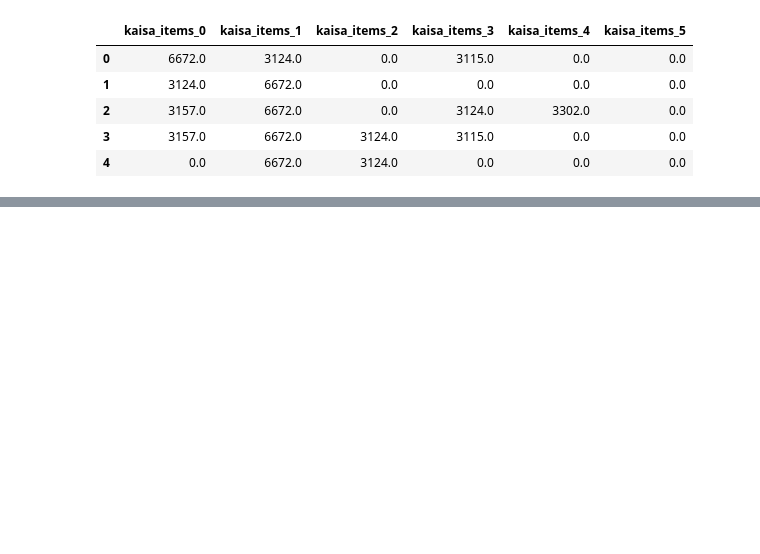
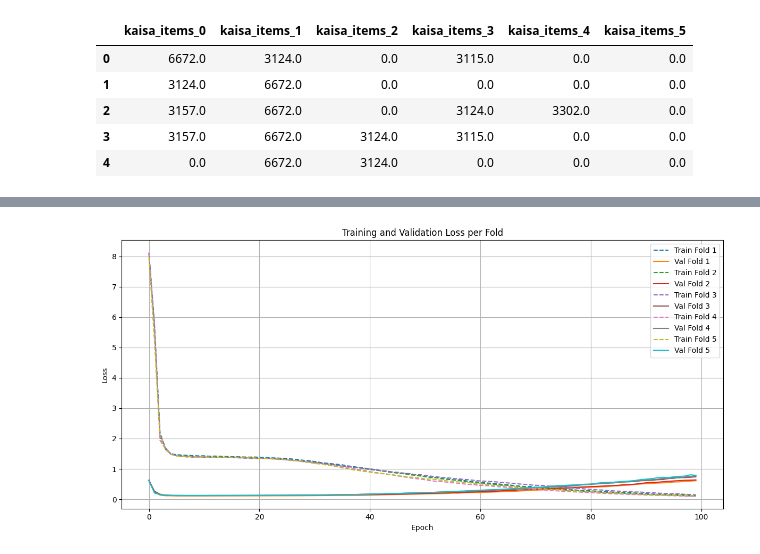
Before and after one commit to PedroBrasil111/projeto_mc906, a Jupyter notebook: teste.ipynb, the cells around one changed output, grey strips where cells are left out. Saved outputs shown, nothing was run; the diff lists cells and outputs as text; code cells hidden in the pictures; blank space fills up the shorter version.

```diff
--- a/teste.ipynb
+++ b/teste.ipynb
@@ -116,9 +179,9 @@ df_kai['kai_player'] = kai_player_idx[has_kai]
 for stat in ['kills', 'deaths', 'assists', 'goldEarned', 'level',] :
     df_kai[f'kaisa_{stat}'] = df_kai.apply(lambda row: get_stat(row, stat), axis=1)
 
-for item in [f"items_{i}" for i in range(6)]:
-    df_kai[f'kaisa_{item}'] = df_kai.apply(lambda row: get_stat(row, item), axis=1)
-    df_kai[f'kaisa_{item}'] = df_kai.apply(lambda row: row[f"kaisa_{item}"] if row[f"kaisa_{item}"] in item_ids else 0, axis=1)
+for id in [f"items_{i}" for i in range(6)]:
+    df_kai[f'kaisa_{id}'] = df_kai.apply(lambda row: get_stat(row, id), axis=1)
+    df_kai[f'kaisa_{id}'] = df_kai.apply(lambda row: row[f"kaisa_{id}"] if row[f"kaisa_{id}"] in item_ids else 0, axis=1)
 
 # Example: Calculate KDA for Kai'Sa
 df_kai['kaisa_kda'] = (df_kai['kaisa_kills'] + df_kai['kaisa_assists']) / df_kai['kaisa_deaths'].replace(0, np.nan)
@@ -147,5 +210,8 @@ df_kai = df_kai.drop([f"{i}_items_5" for i in range(10)], axis=1)
 df_kai = df_kai.drop(['kaisa_kills', 'kaisa_kda', 'good_gold', 'kaisa_deaths', 'kaisa_assists', 'kaisa_goldEarned', 'kaisa_level'], axis=1)
 df_kai = df_kai.drop(columns=['kai_player'])
 
-df_kai = df_kai.reset_index(drop=True)
+df_kai = df_kai.reset_index()
+original_index = df_kai.loc[:, "index"]
+df_kai.drop("index", axis=1, inplace=True)
+original_index.head()
 # %% [output]
@@ -292,25 +362,81 @@ model = SimpleMLP(input_dim=X.shape[1], output_dim=y_test_tensor.shape[1])
-# %%
-criterion = nn.BCELoss()
-optimizer = optim.Adam(model.parameters(), lr=0.001)
 # %%
+import torch
+import torch.nn as nn
+import matplotlib.pyplot as plt
+from sklearn.model_selection import KFold
+
 num_epochs = 100
 batch_size = 64
+k_folds = 5
 
-for epoch in range(num_epochs):
-    permutation = torch.randperm(X_test_tensor.size()[0])
-    total_loss = 0
+criterion = nn.BCELoss()
+kfold = KFold(n_splits=k_folds, shuffle=True)
 
-    for i in range(0, X_test_tensor.size()[0], batch_size):
-        indices = permutation[i:i+batch_size]
-        batch_X, batch_y = X_test_tensor[indices], y_test_tensor[indices]
+# To store loss history for all folds
+all_train_losses = []
+all_val_losses = []
 
-        optimizer.zero_grad()
-        outputs = model(batch_X)
-        loss = criterion(outputs, batch_y)
-        loss.backward()
-        optimizer.step()
+best_val_loss = float('inf')
+best_model_state = None
 
-        total_loss += loss.item()
+for fold, (train_ids, val_ids) in enumerate(kfold.split(X_test_tensor)):
+    print(f'Fold {fold+1}')
 
-    print(f"Epoch {epoch+1}, Loss: {total_loss:.4f}")
+    # Split data
+    train_X, train_y = X_test_tensor[train_ids], y_test_tensor[train_ids]
+    val_X, val_y = X_test_tensor[val_ids], y_test_tensor[val_ids]
+
+    model = SimpleMLP(input_dim=X.shape[1], output_dim=y_test_tensor.shape[1])
+    optimizer = torch.optim.Adam(model.parameters())
+
+    # Store losses per epoch for this fold
+    train_losses = []
+    val_losses = []
+
+    for epoch in range(num_epochs):
+        model.train()
+        permutation = torch.randperm(train_X.size(0))
+        total_loss = 0
+
+        for i in range(0, train_X.size(0), batch_size):
+            indices = permutation[i:i+batch_size]
+            batch_X, batch_y = train_X[indices], train_y[indices]
+
+            optimizer.zero_grad()
+            outputs = model(batch_X)
+            loss = criterion(outputs, batch_y)
+            loss.backward()
+            optimizer.step()
+            total_loss += loss.item()
+
+        model.eval()
+        with torch.no_grad():
+            val_outputs = model(val_X)
+            val_loss = criterion(val_outputs, val_y).item()
+
+        train_losses.append(total_loss)
+        val_losses.append(val_loss)
+
+        print(f'Fold {fold+1}, Epoch {epoch+1}, Train Loss: {total_loss:.4f}, Val Loss: {val_loss:.4f}')
+
+        if val_loss < best_val_loss:
+            best_val_loss = val_loss
+            best_model_state = model.state_dict()
+
+    # Save fold losses
+    all_train_losses.append(train_losses)
+    all_val_losses.append(val_losses)
+
+# Plotting after training
+plt.figure(figsize=(12, 6))
+for fold in range(k_folds):
+    plt.plot(all_train_losses[fold], label=f'Train Fold {fold+1}', linestyle='--')
+    plt.plot(all_val_losses[fold], label=f'Val Fold {fold+1}')
+plt.xlabel('Epoch')
+plt.ylabel('Loss')
+plt.title('Training and Validation Loss per Fold')
+plt.legend()
+plt.grid(True)
+plt.tight_layout()
+plt.show()
 # %% [output]
@@ -333,0 +460 @@ Epoch 100, Loss: 0.1416
+[figure, added]
```
Also changed, not shown: parts of 19 cells of this notebook.
